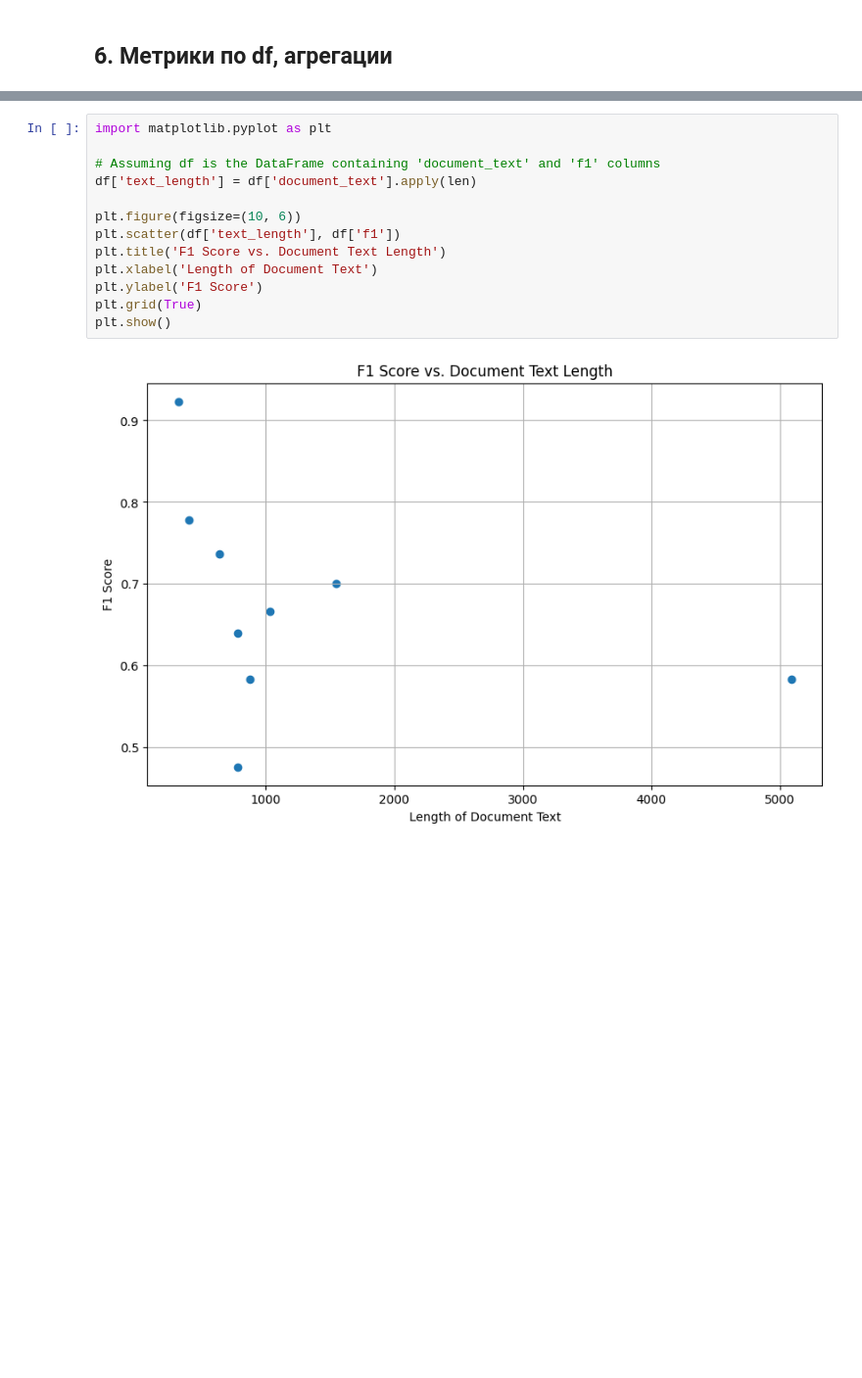
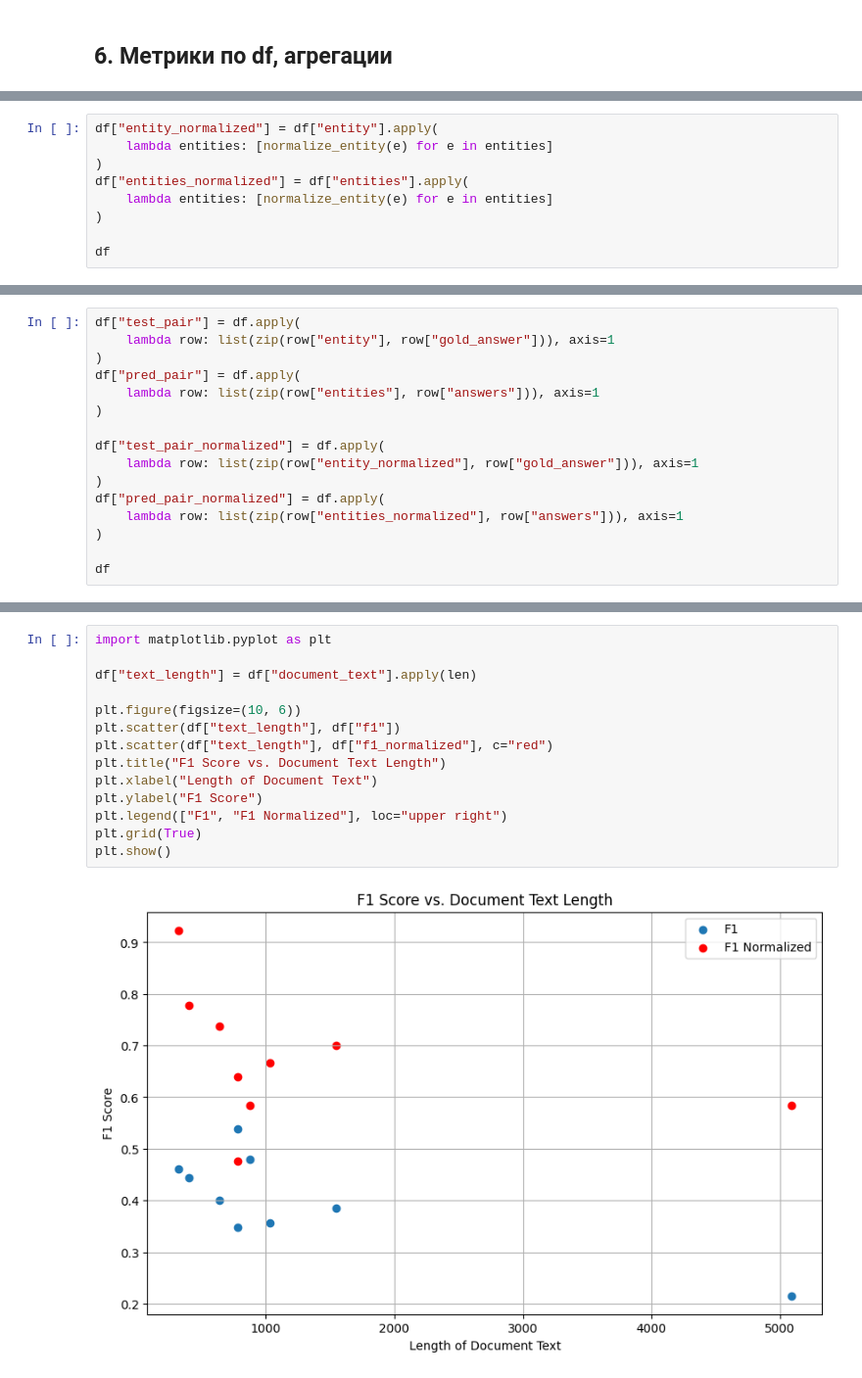
Before and after one commit to PodYapolskiy/sber-nlp, a Jupyter notebook: main.ipynb, the cells around one changed output, grey strips where cells are left out. Shown at 98% size. Drawn from its saved outputs; the diff is of its cells as text; blank space fills up the shorter version.

```diff
--- a/main.ipynb
+++ b/main.ipynb
@@ -538,0 +603,9 @@ df
+# %%
+df["entity_normalized"] = df["entity"].apply(
+    lambda entities: [normalize_entity(e) for e in entities]
+)
+df["entities_normalized"] = df["entities"].apply(
+    lambda entities: [normalize_entity(e) for e in entities]
+)
+
+df
@@ -538,0 +623,16 @@ df
+# %%
+df["test_pair"] = df.apply(
+    lambda row: list(zip(row["entity"], row["gold_answer"])), axis=1
+)
+df["pred_pair"] = df.apply(
+    lambda row: list(zip(row["entities"], row["answers"])), axis=1
+)
+
+df["test_pair_normalized"] = df.apply(
+    lambda row: list(zip(row["entity_normalized"], row["gold_answer"])), axis=1
+)
+df["pred_pair_normalized"] = df.apply(
+    lambda row: list(zip(row["entities_normalized"], row["answers"])), axis=1
+)
+
+df
@@ -541,17 +728,18 @@ df
 # %%
 import matplotlib.pyplot as plt
 
-# Assuming df is the DataFrame containing 'document_text' and 'f1' columns
-df['text_length'] = df['document_text'].apply(len)
+df["text_length"] = df["document_text"].apply(len)
 
 plt.figure(figsize=(10, 6))
-plt.scatter(df['text_length'], df['f1'])
-plt.title('F1 Score vs. Document Text Length')
-plt.xlabel('Length of Document Text')
-plt.ylabel('F1 Score')
+plt.scatter(df["text_length"], df["f1"])
+plt.scatter(df["text_length"], df["f1_normalized"], c="red")
+plt.title("F1 Score vs. Document Text Length")
+plt.xlabel("Length of Document Text")
+plt.ylabel("F1 Score")
+plt.legend(["F1", "F1 Normalized"], loc="upper right")
 plt.grid(True)
 plt.show()
 # %% [output]
-[figure, old version]
+[figure, new version]
 # %% [markdown]
 ## 8. Анализ
```
Also changed, not shown: parts of 32 cells of this notebook, 3 other files.
